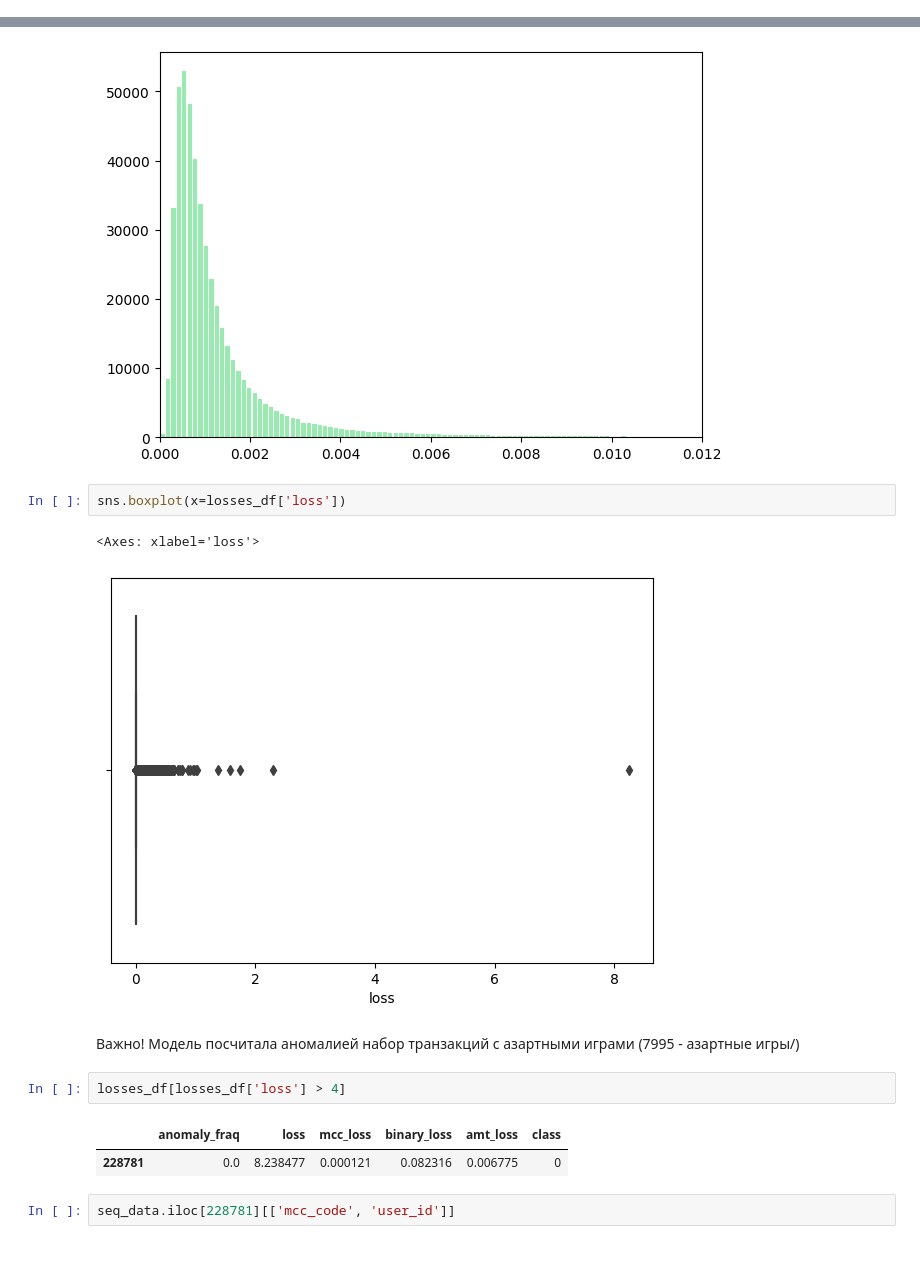
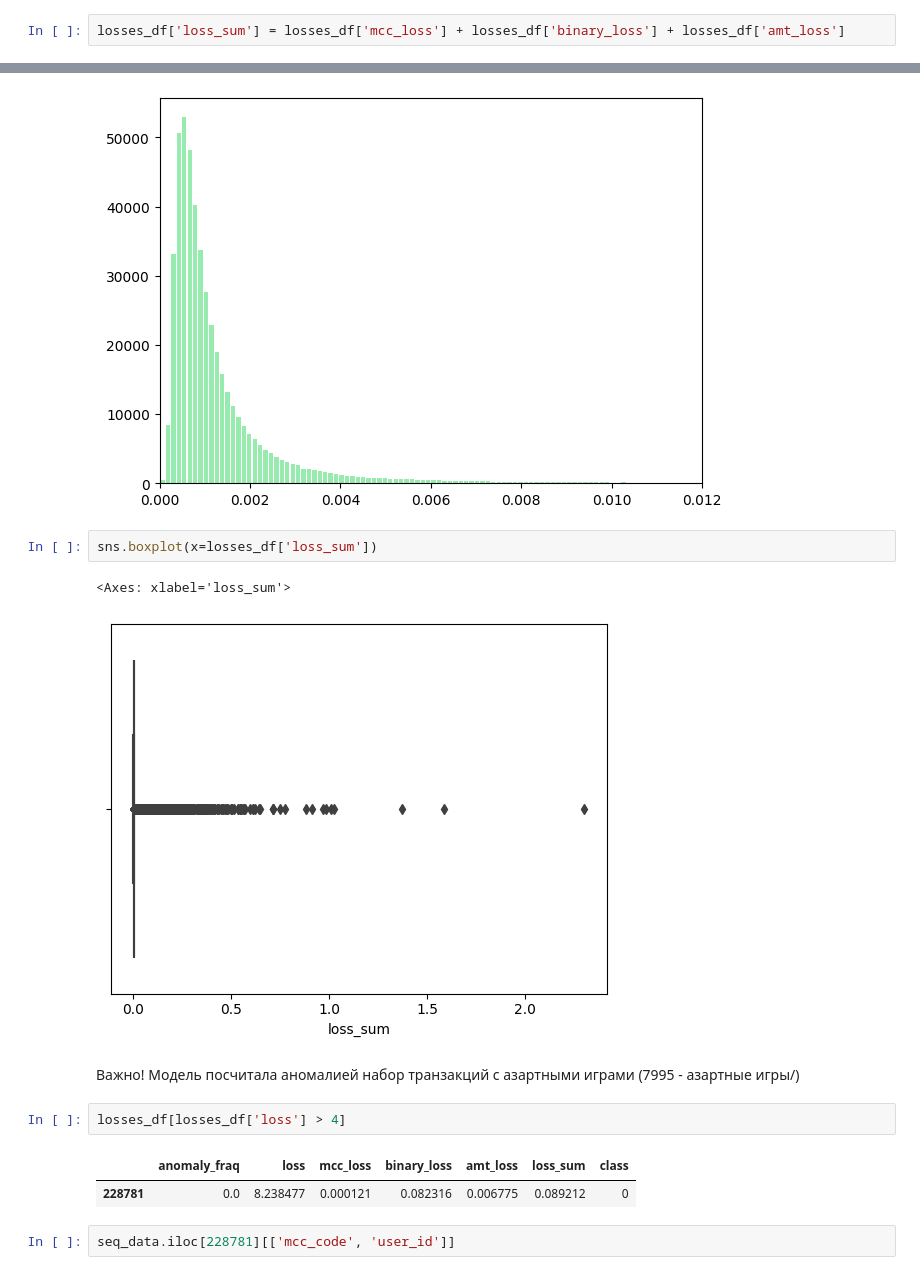
Before and after one commit to Ilykuleshov/transaction-data-generation, a Jupyter notebook: notebooks/test_anomaly_detect.ipynb, the cells around one changed output, grey strips where cells are left out. Cells and saved outputs as stored; diff of their text form.

```diff
--- a/notebooks/test_anomaly_detect.ipynb
+++ b/notebooks/test_anomaly_detect.ipynb
@@ -107,6 +104,8 @@ for fraq in anomaly_fraq:
 # %%
 losses = np.concatenate(losses)
 losses_df = pd.DataFrame(losses, columns=['anomaly_fraq', 'loss', 'mcc_loss', 'binary_loss', 'amt_loss'])
+# %%
+losses_df['loss_sum'] = losses_df['mcc_loss'] + losses_df['binary_loss'] + losses_df['amt_loss']
 # %%
 def make_groups(fraq):
     if fraq < .2:
@@ -173,17 +157,17 @@ plt.bar(center, hist, align='center', width=width, color = '#33D860', label='nor
 <BarContainer object of 100 artists>
 [figure]
 # %%
-sns.boxplot(x=losses_df['loss'])
+sns.boxplot(x=losses_df['loss_sum'])
 # %% [output]
-<Axes: xlabel='loss'>
+<Axes: xlabel='loss_sum'>
-[figure, old version]
+[figure, new version]
 # %% [markdown]
 Важно! Модель посчитала аномалией набор транзакций с азартными играми (7995 - азартные игры/)
 # %%
 losses_df[losses_df['loss'] > 4]
 # %% [output]
-|  | anomaly_fraq | loss | mcc_loss | binary_loss | amt_loss | class |
-| 228781 | 0.0 | 8.238477 | 0.000121 | 0.082316 | 0.006775 | 0 |
+|  | anomaly_fraq | loss | mcc_loss | binary_loss | amt_loss | loss_sum | class |
+| 228781 | 0.0 | 8.238477 | 0.000121 | 0.082316 | 0.006775 | 0.089212 | 0 |
 # %%
 seq_data.iloc[228781][['mcc_code', 'user_id']]
 # %% [output]
```
Also changed, not shown: parts of 4 cells of this notebook, 25 other files.
